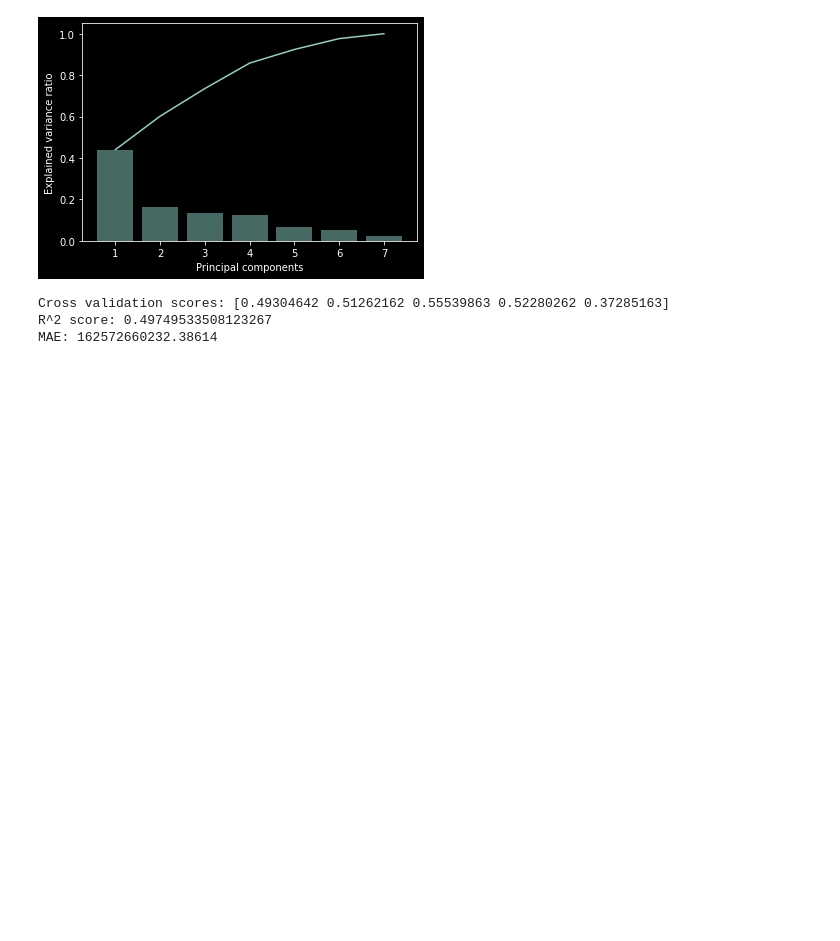
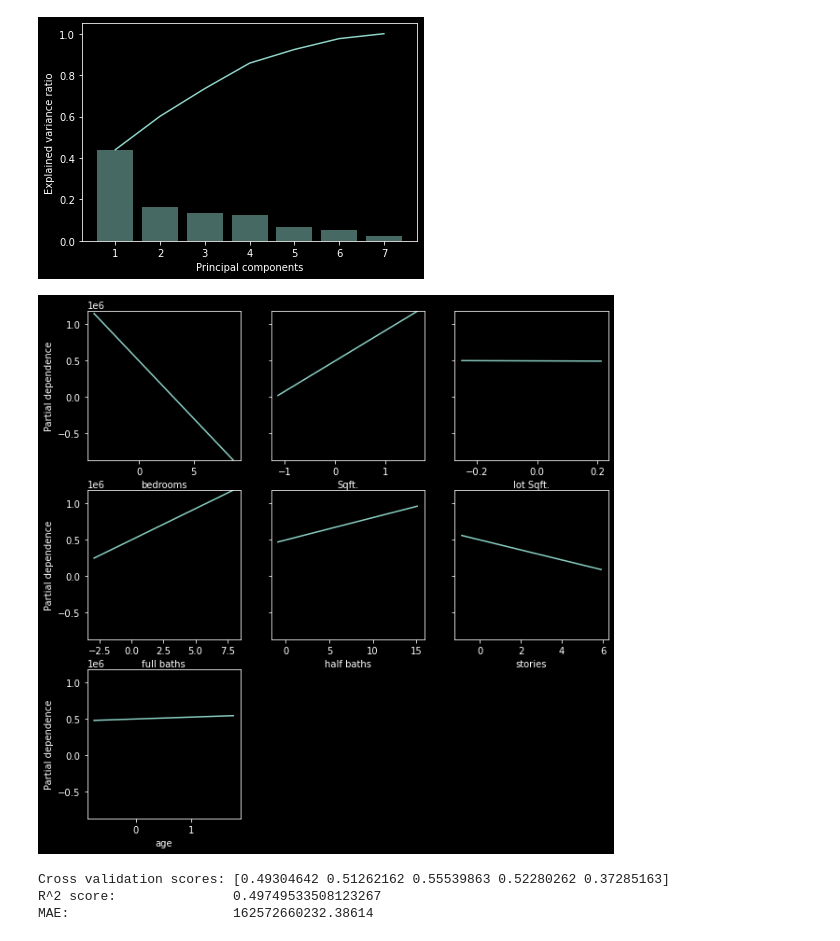
Before and after one commit to cgholt/data_portfolio, a Jupyter notebook: realestate_ml/models/regression.ipynb, the cells around one changed output. Cells and saved outputs as stored; diff of their text form; code cells hidden in the pictures; blank space fills up the shorter version.

```diff
--- a/realestate_ml/models/regression.ipynb
+++ b/realestate_ml/models/regression.ipynb
@@ -71,6 +72,17 @@ plt.xlabel('Principal components')
 plt.show()
 # %% [output]
 [figure]
+# %%
+
+lm = LinearRegression()
+lm.fit(X_train_nums, y_train)
+features = ['bedrooms', 'Sqft.', 'lot Sqft.', 'full baths', 'half baths', 'stories', 'age']
+PartialDependenceDisplay.from_estimator(lm, X_train_nums, features=features, feature_names=features)
+fig = plt.gcf()
+fig.set_size_inches(10, 10)
+plt.show()
+# %% [output]
+[figure, added]
 # %%
 
 def prepareXData(x_data, cat_cols, num_cols, dropFirst=False):
```
Also changed, not shown: parts of 4 cells of this notebook.
